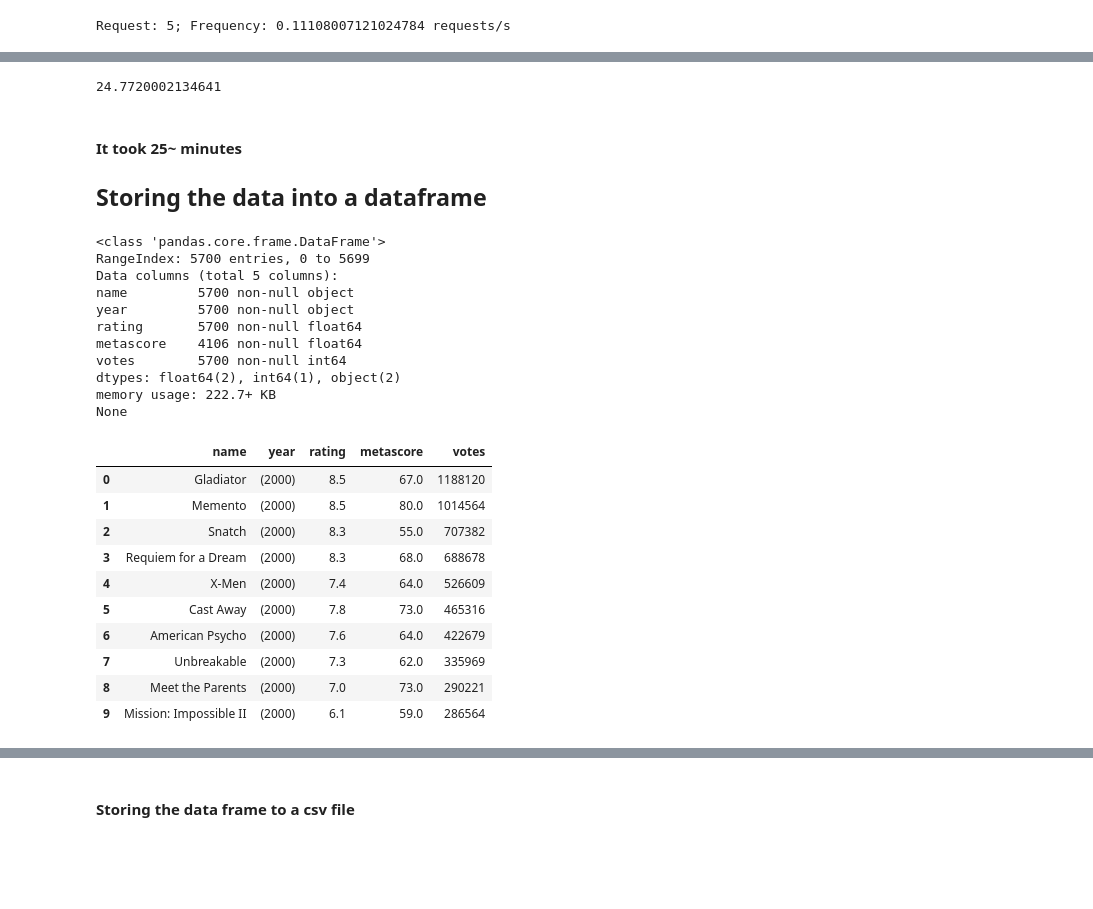
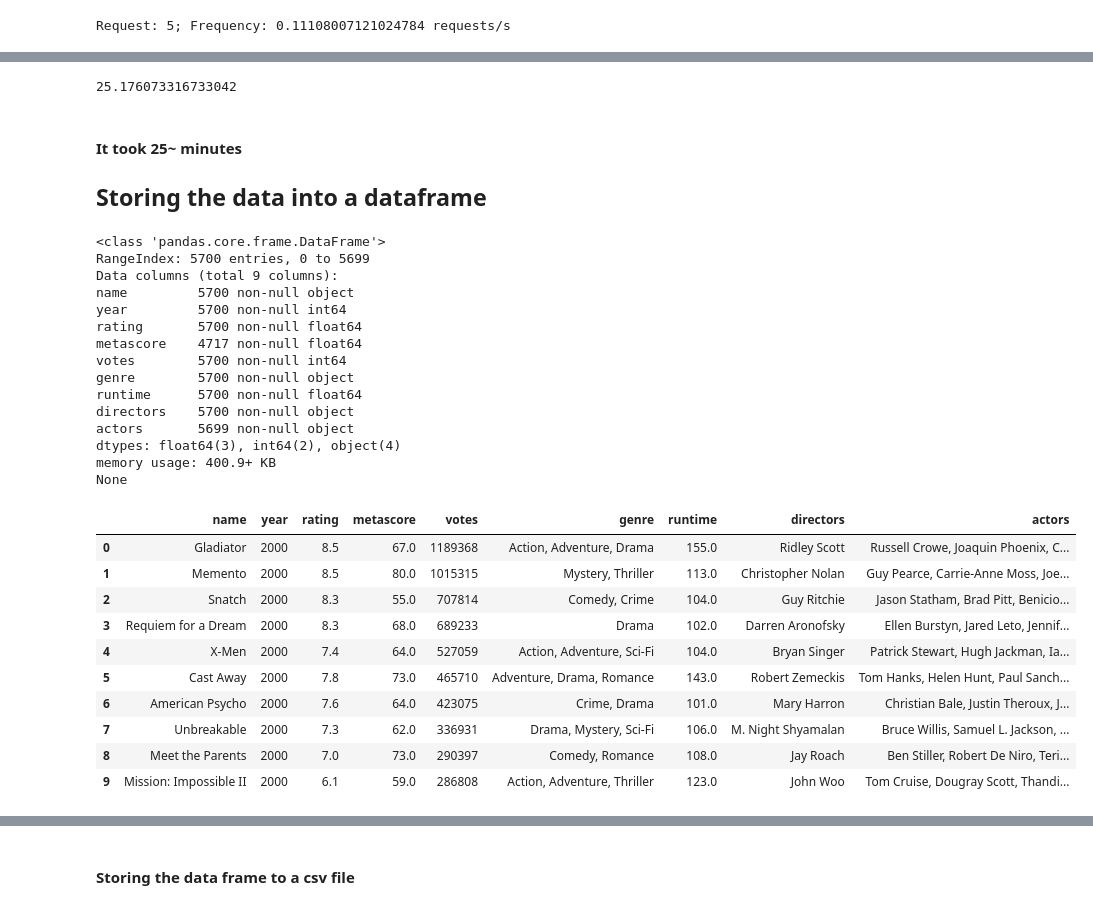
Before and after one commit to Moohmad/IMDB-Scraper, a Jupyter notebook: scraper_notebook.ipynb, the cells around one changed output, grey strips where cells are left out. Drawn from its saved outputs; the diff is of its cells as text; code cells hidden in the pictures; blank space fills up the shorter version.

```diff
--- a/scraper_notebook.ipynb
+++ b/scraper_notebook.ipynb
@@ -73,10 +73,10 @@ print(html.prettify())
 
 store the first 50 title containers to get informations.
 # %%
-# Storing titles informations in a variable
-title_containers = html.find_all('div', class_ = 'lister-item mode-advanced')
-# Checking how many titles we have (should be 50)
-print(len(title_containers))
+# Storing movies informations in a variable
+movie_containers = html.find_all('div', class_ = 'lister-item mode-advanced')
+# Checking how many movies we have (should be 50)
+print(len(movie_containers))
 # %% [output]
 50
 # %% [markdown]
@@ -628,42 +713,50 @@ print(end_time - start_time)
 # %%
-print(1486.320012807846/60)
+print((end_time - start_time)/60)
 # %% [output]
-24.7720002134641
+25.176073316733042
 # %% [markdown]
 #### It took 25~ minutes
 
 ## Storing the data into a dataframe
 # %%
 df_imdb = pd.DataFrame({'name': names,
-                              'year': years,
-                              'rating': imdb_ratings,
-                              'metascore': metascores,
-                              'votes': votes})
+                        'year': years,
+                        'rating': imdb_ratings,
+                        'metascore': metascores,
+                        'votes': votes,
+                        'genre': genre,
+                        'runtime': runtime,
+                        'directors': directors,
+                        'actors': actors})
 print(df_imdb.info())
 df_imdb.head(10)
 # %% [output]
 <class 'pandas.core.frame.DataFrame'>
 RangeIndex: 5700 entries, 0 to 5699
-Data columns (total 5 columns):
+Data columns (total 9 columns):
 name         5700 non-null object
-year         5700 non-null object
+year         5700 non-null int64
 rating       5700 non-null float64
-metascore    4106 non-null float64
+metascore    4717 non-null float64
 votes        5700 non-null int64
-dtypes: float64(2), int64(1), object(2)
-memory usage: 222.7+ KB
+genre        5700 non-null object
+runtime      5700 non-null float64
+directors    5700 non-null object
+actors       5699 non-null object
+dtypes: float64(3), int64(2), object(4)
+memory usage: 400.9+ KB
 None
-|  | name | year | rating | metascore | votes |
-| 0 | Gladiator | (2000) | 8.5 | 67.0 | 1188120 |
-| 1 | Memento | (2000) | 8.5 | 80.0 | 1014564 |
-| 2 | Snatch | (2000) | 8.3 | 55.0 | 707382 |
-| 3 | Requiem for a Dream | (2000) | 8.3 | 68.0 | 688678 |
-| 4 | X-Men | (2000) | 7.4 | 64.0 | 526609 |
-| 5 | Cast Away | (2000) | 7.8 | 73.0 | 465316 |
-| 6 | American Psycho | (2000) | 7.6 | 64.0 | 422679 |
-| 7 | Unbreakable | (2000) | 7.3 | 62.0 | 335969 |
-| 8 | Meet the Parents | (2000) | 7.0 | 73.0 | 290221 |
-| 9 | Mission: Impossible II | (2000) | 6.1 | 59.0 | 286564 |
+|  | name | year | rating | metascore | votes | genre | runtime | directors | actors |
+| 0 | Gladiator | 2000 | 8.5 | 67.0 | 1189368 | Action, Adventure, Drama | 155.0 | Ridley Scott | Russell Crowe, Joaquin Phoenix, C... |
+| 1 | Memento | 2000 | 8.5 | 80.0 | 1015315 | Mystery, Thriller | 113.0 | Christopher Nolan | Guy Pearce, Carrie-Anne Moss, Joe... |
+| 2 | Snatch | 2000 | 8.3 | 55.0 | 707814 | Comedy, Crime | 104.0 | Guy Ritchie | Jason Statham, Brad Pitt, Benicio... |
+| 3 | Requiem for a Dream | 2000 | 8.3 | 68.0 | 689233 | Drama | 102.0 | Darren Aronofsky | Ellen Burstyn, Jared Leto, Jennif... |
+| 4 | X-Men | 2000 | 7.4 | 64.0 | 527059 | Action, Adventure, Sci-Fi | 104.0 | Bryan Singer | Patrick Stewart, Hugh Jackman, Ia... |
+| 5 | Cast Away | 2000 | 7.8 | 73.0 | 465710 | Adventure, Drama, Romance | 143.0 | Robert Zemeckis | Tom Hanks, Helen Hunt, Paul Sanch... |
+| 6 | American Psycho | 2000 | 7.6 | 64.0 | 423075 | Crime, Drama | 101.0 | Mary Harron | Christian Bale, Justin Theroux, J... |
+| 7 | Unbreakable | 2000 | 7.3 | 62.0 | 336931 | Drama, Mystery, Sci-Fi | 106.0 | M. Night Shyamalan | Bruce Willis, Samuel L. Jackson, ... |
+| 8 | Meet the Parents | 2000 | 7.0 | 73.0 | 290397 | Comedy, Romance | 108.0 | Jay Roach | Ben Stiller, Robert De Niro, Teri... |
+| 9 | Mission: Impossible II | 2000 | 6.1 | 59.0 | 286808 | Action, Adventure, Thriller | 123.0 | John Woo | Tom Cruise, Dougray Scott, Thandi... |
 # %%
 df_imdb.tail(10)
 # %% [output]
```
Also changed, not shown: parts of 42 cells of this notebook, 1 other file.
